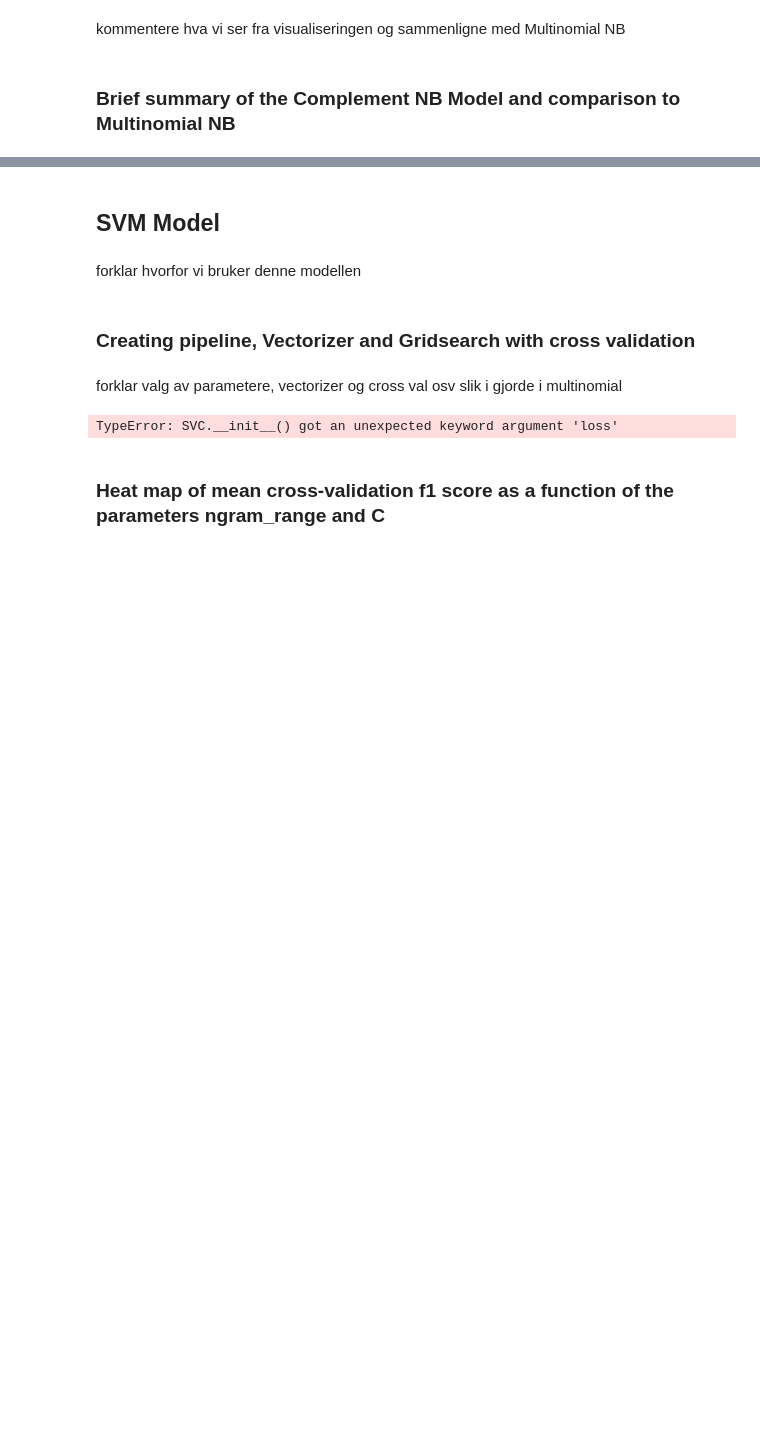
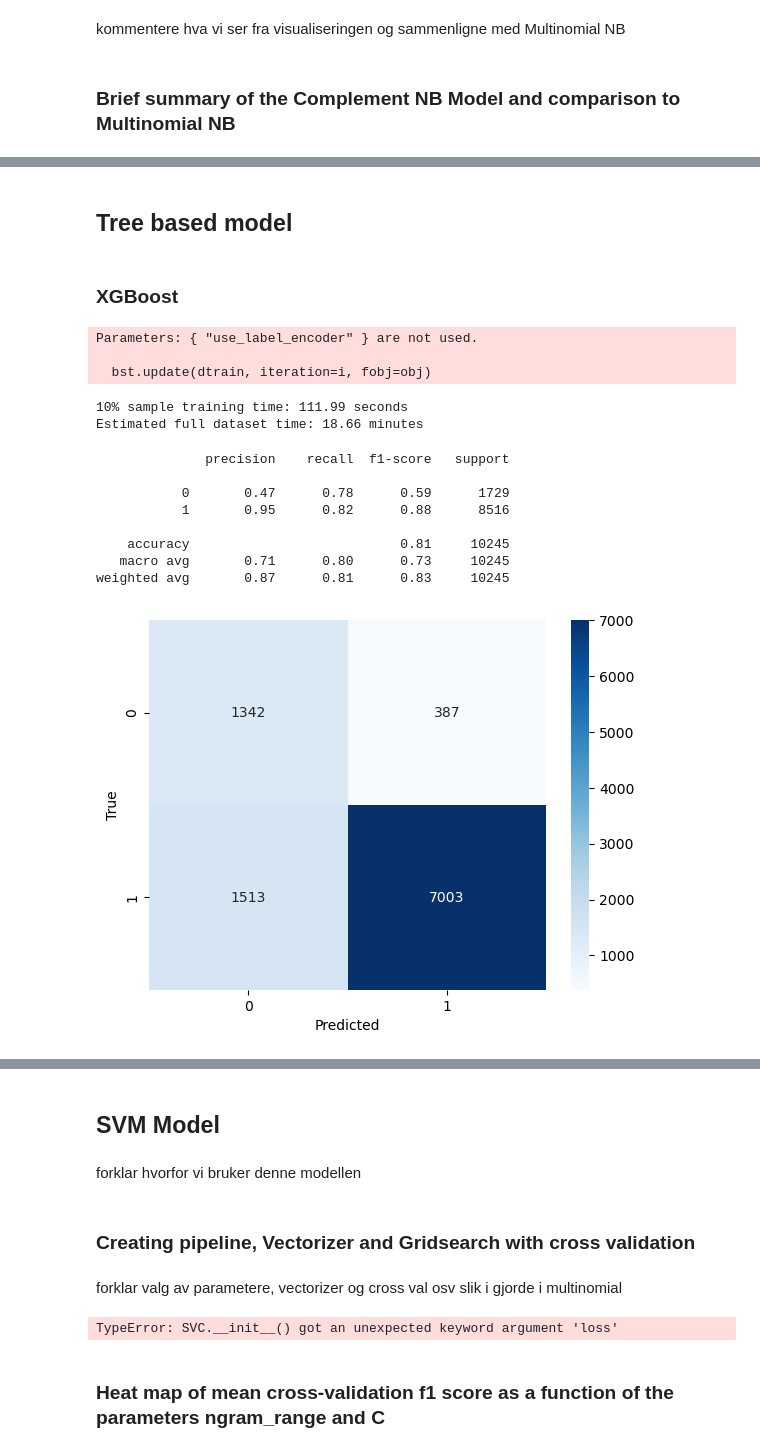
Before and after one commit to ranuru/machine-learning-exam, a Jupyter notebook: task1/notebook.ipynb, the cells around one changed output, grey strips where cells are left out. Cells and saved outputs as stored; diff of their text form; code cells hidden in the pictures; blank space fills up the shorter version.

Commit message:
added comments to complementnb and added XGBoost model.

```diff
--- a/task1/notebook.ipynb
+++ b/task1/notebook.ipynb
@@ -859,0 +886,61 @@ add text here
+# %% [markdown]
+## **Tree based model**
+# %% [markdown]
+### **XGBoost**
+# %%
+# Take 10% of dataset for quick runtime test
+df_sample = df.sample(frac=0.1, random_state=42)
+scale_pos_weight = df_sample['Sentiment'].value_counts()[0] / df_sample['Sentiment'].value_counts()[1]
+
+# Train-test split
+X_train_sample, X_test_sample, y_train_sample, y_test_sample = train_test_split(
+    df_sample['Review'], df_sample['Sentiment'], test_size=0.2, stratify=df_sample['Sentiment'], random_state=42
+)
+
+# Convert text to TF-IDF features
+vectorizer = TfidfVectorizer(max_features=50000, ngram_range=(1,2))
+X_train_sample_tfidf = vectorizer.fit_transform(X_train_sample)
+X_test_sample_tfidf = vectorizer.transform(X_test_sample)
+
+xgb_clf = XGBClassifier(
+    objective="binary:logistic", eval_metric="logloss",
+    use_label_encoder=False, scale_pos_weight=scale_pos_weight,
+    n_estimators=200, learning_rate=0.1,
+    subsample=0.8, colsample_bytree=0.8, tree_method="hist"
+)
+
+start_time = time.time()
+xgb_clf.fit(X_train_sample_tfidf, y_train_sample)
+end_time = time.time()
+
+# Print estimated full dataset time
+sample_time = end_time - start_time
+print(f"10% sample training time: {sample_time:.2f} seconds")
+print(f"Estimated full dataset time: {sample_time * 10 / 60:.2f} minutes")
+# %% [output]
+Parameters: { "use_label_encoder" } are not used.
+
+  bst.update(dtrain, iteration=i, fobj=obj)
+10% sample training time: 111.99 seconds
+Estimated full dataset time: 18.66 minutes
+# %%
+y_pred = xgb_clf.predict(X_test_sample_tfidf)
+
+print(classification_report(y_test_sample, y_pred))
+
+cm = confusion_matrix(y_test_sample, y_pred)
+
+sns.heatmap(cm, annot=True, fmt='d', cmap='Blues')
+plt.xlabel('Predicted')
+plt.ylabel('True')
+plt.show()
+# %% [output]
+              precision    recall  f1-score   support
+
+           0       0.47      0.78      0.59      1729
+           1       0.95      0.82      0.88      8516
+
+    accuracy                           0.81     10245
+   macro avg       0.71      0.80      0.73     10245
+weighted avg       0.87      0.81      0.83     10245
+[figure, added]
```
Also changed, not shown: parts of 22 cells of this notebook.
